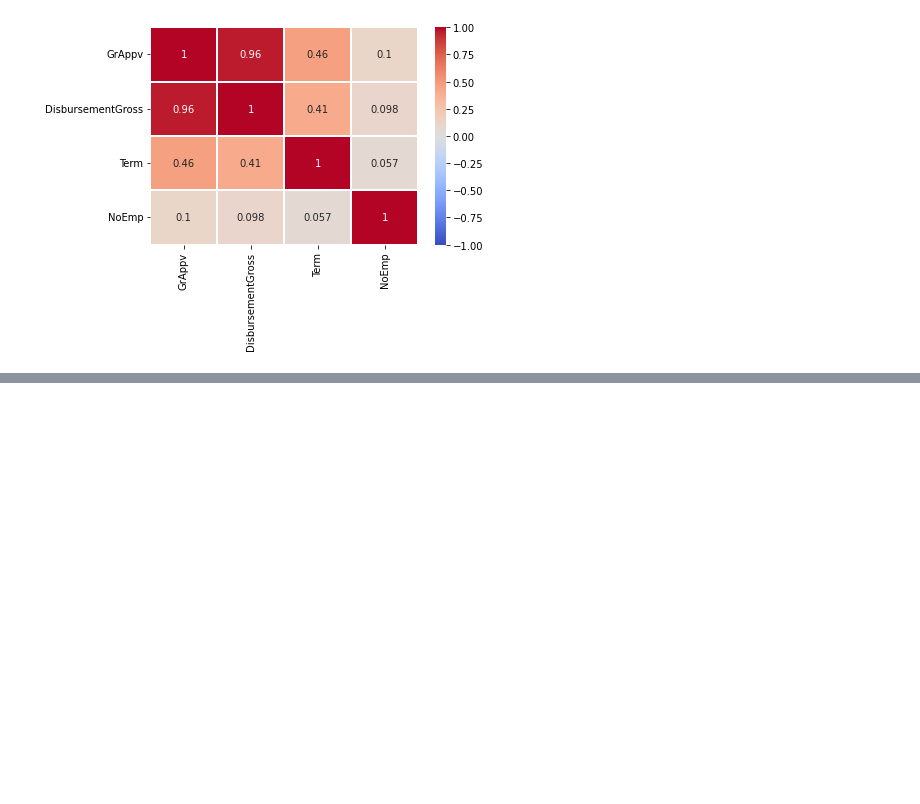
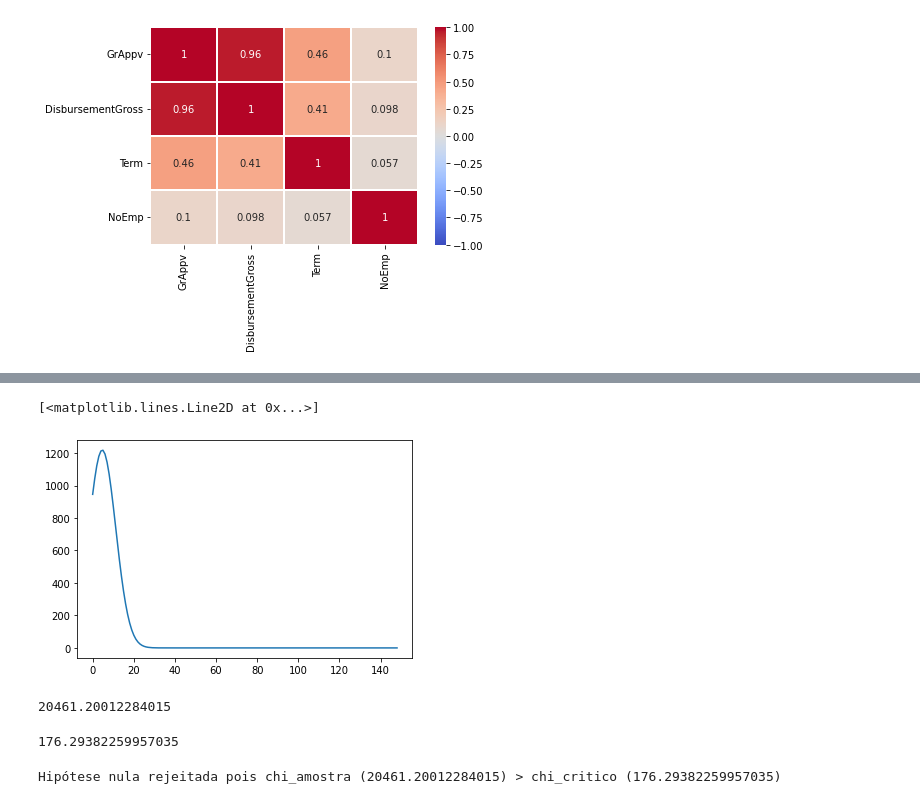
Before and after one commit to ricardomeca/Projetos-Lets-Code, a Jupyter notebook: Projeto 6/projeto_6.ipynb, the cells around one changed output, grey strips where cells are left out. Saved outputs shown, nothing was run; the diff lists cells and outputs as text; code cells hidden in the pictures; blank space fills up the shorter version.

```diff
--- a/Projeto 6/projeto_6.ipynb
+++ b/Projeto 6/projeto_6.ipynb
@@ -379,0 +410,25 @@ sns.heatmap(df_corr, vmin=-1, vmax=1, cmap='coolwarm', center=None, robust=False
+# %%
+area_bins = normal_acumulada[1:] - normal_acumulada[:-1]
+frequencia_teorica = area_bins * len(valores)
+# %%
+plt.plot(frequencia_teorica)
+# %% [output]
+[<matplotlib.lines.Line2D at 0x...>]
+[figure, added]
+# %%
+chi_amostra = np.sum((frequencia_teorica - hist)**2/(frequencia_teorica+1))
+chi_amostra
+# %% [output]
+20461.20012284015
+# %%
+chi_critico = stats.chi2.ppf(0.95,df=k-2-1)
+chi_critico
+# %% [output]
+176.29382259957035
+# %%
+if chi_amostra > chi_critico:
+  print(f'Hipótese nula rejeitada pois chi_amostra ({chi_amostra}) > chi_critico ({chi_critico})')
+else:
+  print(f'Hipótese nula não rejeitada pois chi_amostra ({chi_amostra}) < chi_critico ({chi_critico})')
+# %% [output]
+Hipótese nula rejeitada pois chi_amostra (20461.20012284015) > chi_critico (176.29382259957035)
```
Also changed, not shown: parts of 9 cells of this notebook, 4 other files.
